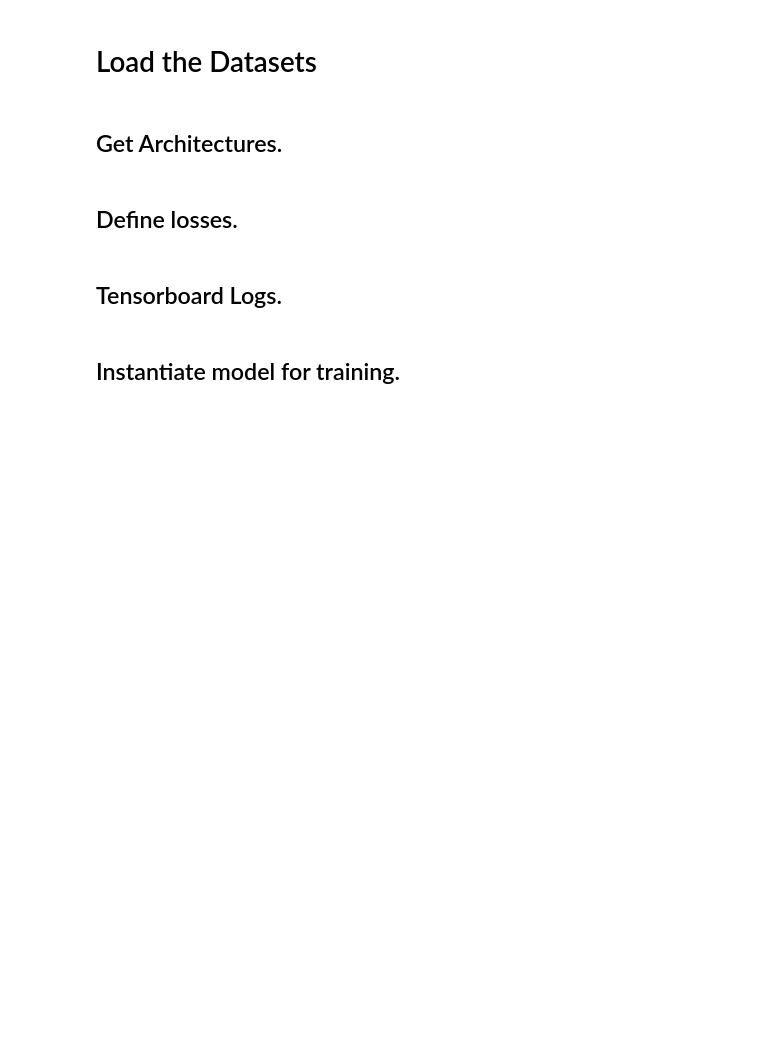
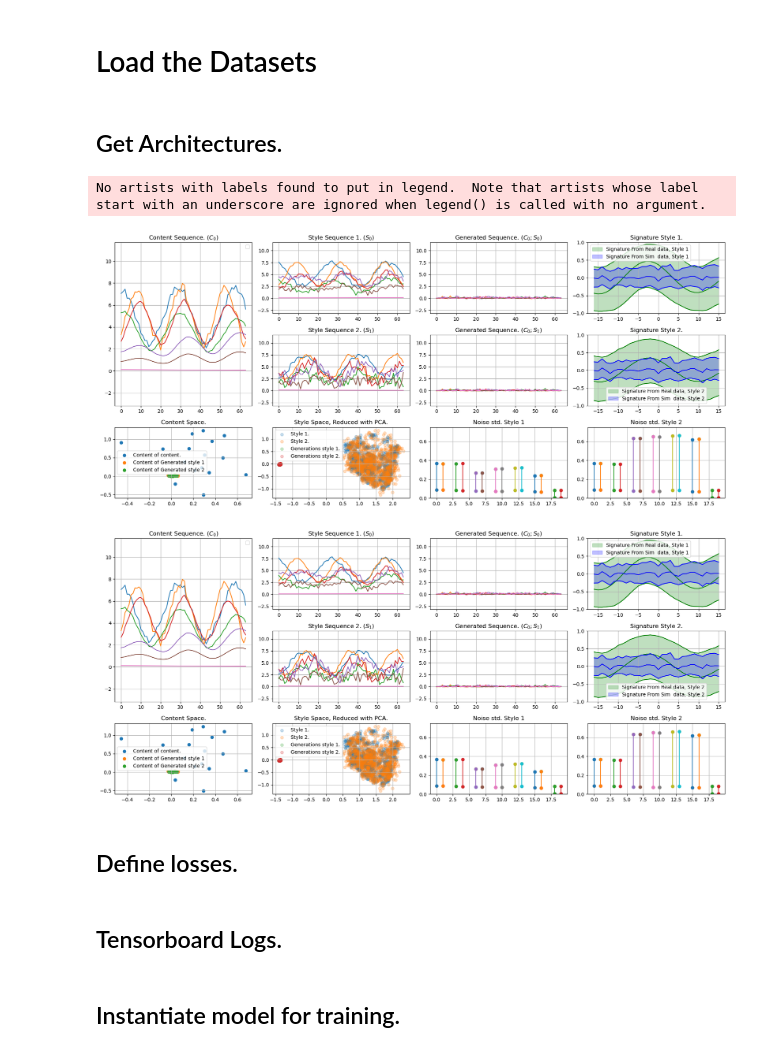
Before and after one commit to Henri-Hoyez/TimeSeriesStyleTransfer, a Jupyter notebook: 2024-06-24 - time series Style Transfer COSCIGAN.ipynb, the cells around one changed output. Saved outputs shown, nothing was run; the diff lists cells and outputs as text; code cells hidden in the pictures; blank space fills up the shorter version.

```diff
--- a/2024-06-24 - time series Style Transfer COSCIGAN.ipynb
+++ b/2024-06-24 - time series Style Transfer COSCIGAN.ipynb
@@ -118,7 +165,11 @@ save_configuration(f"{SAVE_FOLDER}/parameters.json", data_to_save)
+# %%
+content_dset_train, content_dset_valid = loading_wrapper(CONTENT_DATASET_PATH, SEQUENCE_LENGTH, GRANUARITY, OVERLAP, 2*BS) # Time two for the training function.
+style1_dset_train, style1_dset_valid = loading_wrapper(STYLE_DATASET_PATHS[0], SEQUENCE_LENGTH, GRANUARITY, OVERLAP, BS)
+style2_dset_train, style2_dset_valid = loading_wrapper(STYLE_DATASET_PATHS[1], SEQUENCE_LENGTH, GRANUARITY, OVERLAP, BS)
 # %%
-content_dset_train, content_dset_valid = pd_to_tf_dset(CONTENT_DATASET_PATH, BS*2, VALID_BATCH_SIZE*2)
-style1_dset_train, style1_dset_valid = pd_to_tf_dset(STYLE_DATASET_PATHS[0], BS, VALID_BATCH_SIZE)
-style2_dset_train, style2_dset_valid = pd_to_tf_dset(STYLE_DATASET_PATHS[1], BS, VALID_BATCH_SIZE)
+# content_dset_train, content_dset_valid = pd_to_tf_dset(CONTENT_DATASET_PATH, BS*2, VALID_BATCH_SIZE*2)
+# style1_dset_train, style1_dset_valid = pd_to_tf_dset(STYLE_DATASET_PATHS[0], BS, VALID_BATCH_SIZE)
+# style2_dset_train, style2_dset_valid = pd_to_tf_dset(STYLE_DATASET_PATHS[1], BS, VALID_BATCH_SIZE)
 # %% [markdown]
 ## Get Architectures.
 # %%
@@ -377,27 +424,25 @@ def plot_generated_sequence2(
 
     return fig
 # %%
-extracted_trends_s1_train, generated_s1_noise_train
-extracted_trends_s2_train, generated_s2_noise_train
-
-extracted_trends_s1_valid, generated_s1_noise_valid
-extracted_trends_s2_valid, generated_s2_noise_valid
-
 
 plot_generated_sequence2(
     content_encoder, style_encoder, decoder,
     seed_content_valid,
     seed_style1_valid,
     seed_style2_valid,
     seed_style1_noise_train,
     seed_style1_noise_valid,
     seed_style2_noise_train,
     seed_style2_noise_valid,
     generated_s1_noise_train,
     generated_s1_noise_valid,
     generated_s2_noise_train,
     generated_s2_noise_valid
     )
+# %% [output]
+No artists with labels found to put in legend.  Note that artists whose label start with an underscore are ignored when legend() is called with no argument.
+[figure, added]
+[figure, added]
 # %% [markdown]
 ## Define losses.
 # %%
```
Also changed, not shown: parts of 19 cells of this notebook, 17 other files.
